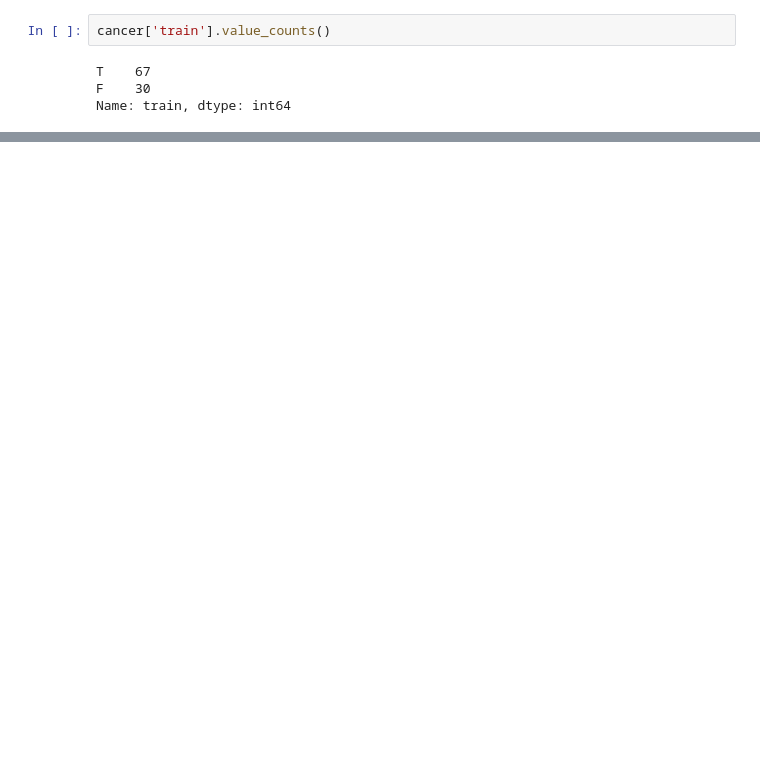
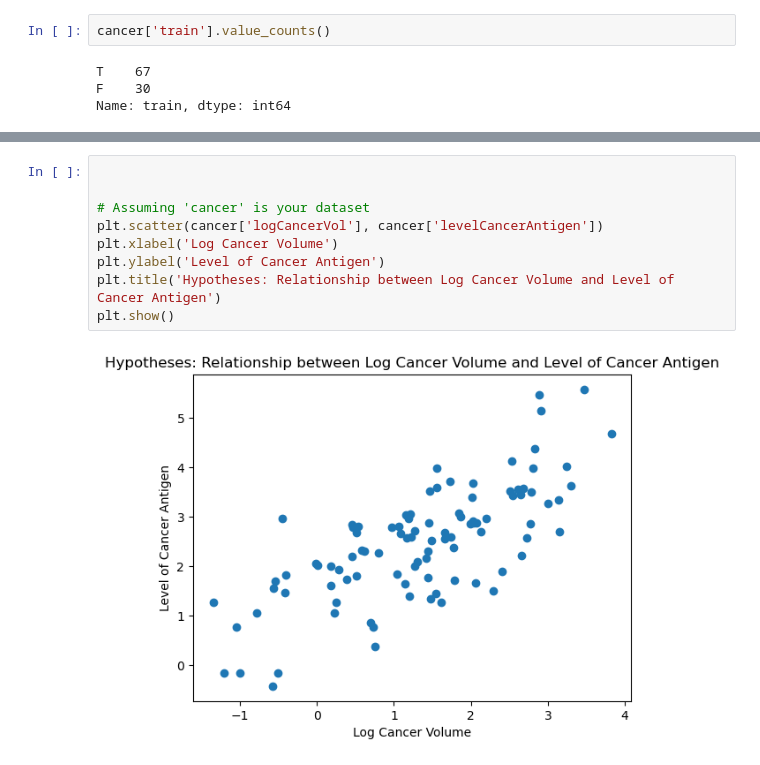
Before and after one commit to doro041/MedicalML, a Jupyter notebook: CA1_DoroteyaStoyanova_52095187.ipynb, the cells around one changed output, grey strips where cells are left out. Cells and saved outputs as stored; diff of their text form; blank space fills up the shorter version.

```diff
--- a/CA1_DoroteyaStoyanova_52095187.ipynb
+++ b/CA1_DoroteyaStoyanova_52095187.ipynb
@@ -80,0 +91,11 @@ Name: train, dtype: int64
+# %%
+
+
+# Assuming 'cancer' is your dataset
+plt.scatter(cancer['logCancerVol'], cancer['levelCancerAntigen'])
+plt.xlabel('Log Cancer Volume')
+plt.ylabel('Level of Cancer Antigen')
+plt.title('Hypotheses: Relationship between Log Cancer Volume and Level of Cancer Antigen')
+plt.show()
+# %% [output]
+[figure, added]
```
Also changed, not shown: parts of 27 cells of this notebook, 1 other file.
